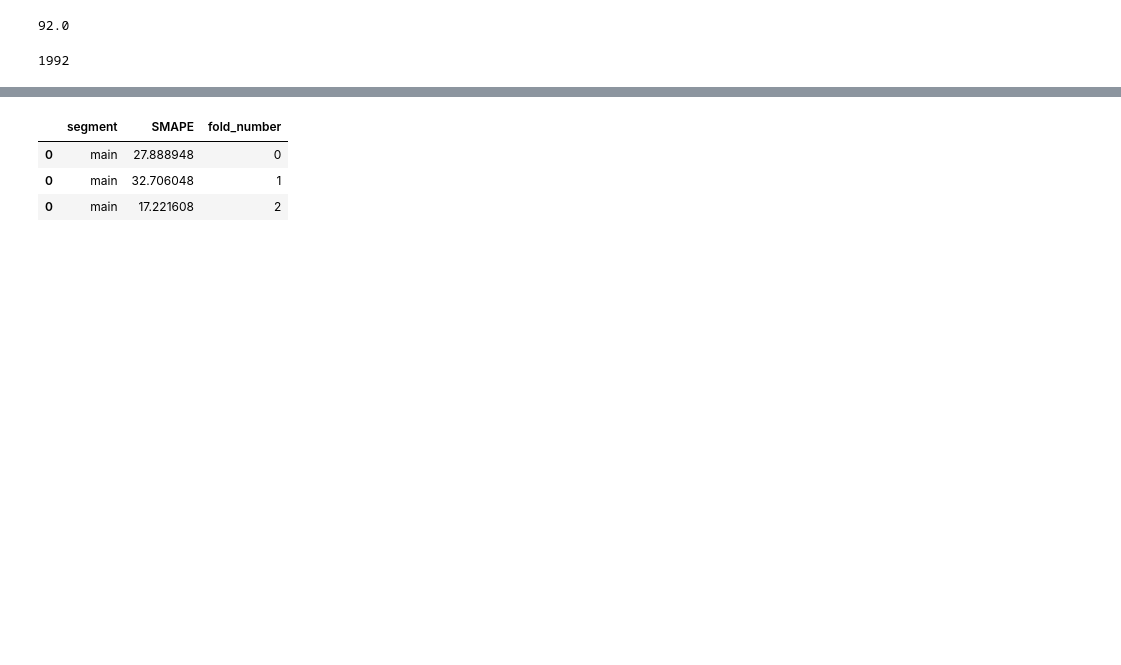
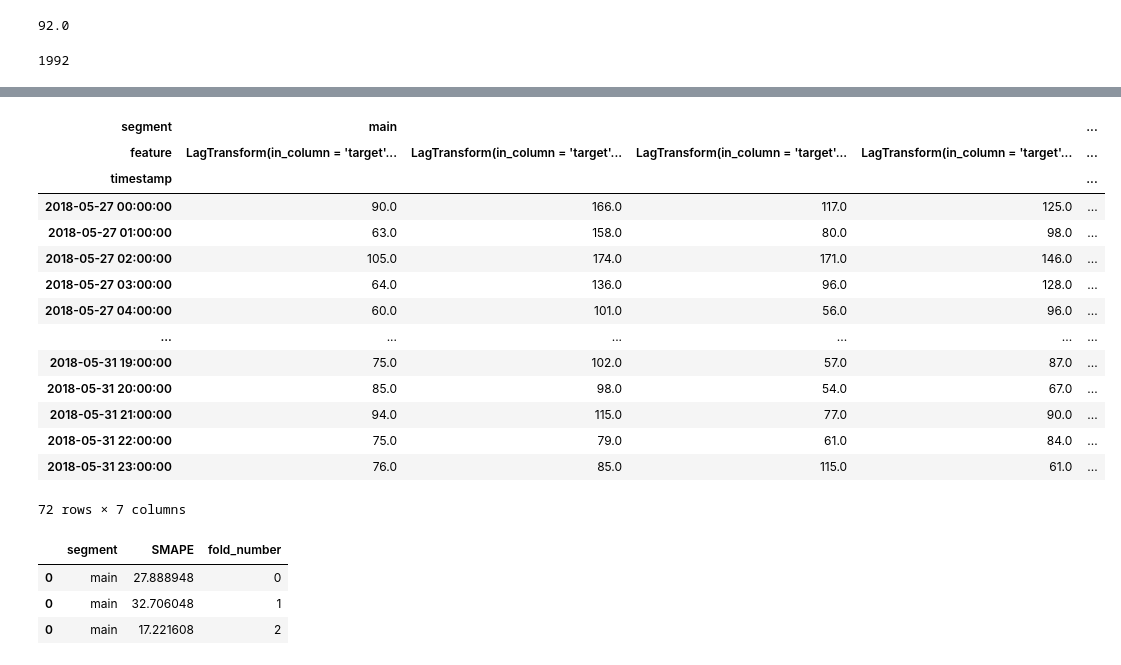
Before and after one commit to WanomiR/Test-Assignments, a Jupyter notebook: Aramco/home_task_3/notebooks/main_pipeline.ipynb, the cells around one changed output, grey strips where cells are left out. Saved outputs shown, nothing was run; the diff lists cells and outputs as text; code cells hidden in the pictures; blank space fills up the shorter version.

```diff
--- a/Aramco/home_task_3/notebooks/main_pipeline.ipynb
+++ b/Aramco/home_task_3/notebooks/main_pipeline.ipynb
@@ -243,3 +217,21 @@ metrics_df, forecast_df, _ = pipeline.backtest(
+# %%
+forecast_df
+# %% [output]
+| segment | main |  |  |  | ... |
+| feature | LagTransform(in_column = 'target'... | LagTransform(in_column = 'target'... | LagTransform(in_column = 'target'... | LagTransform(in_column = 'target'... | ... |
+| timestamp |  |  |  |  | ... |
+| 2018-05-27 00:00:00 | 90.0 | 166.0 | 117.0 | 125.0 | ... |
+| 2018-05-27 01:00:00 | 63.0 | 158.0 | 80.0 | 98.0 | ... |
+| 2018-05-27 02:00:00 | 105.0 | 174.0 | 171.0 | 146.0 | ... |
+| 2018-05-27 03:00:00 | 64.0 | 136.0 | 96.0 | 128.0 | ... |
+| 2018-05-27 04:00:00 | 60.0 | 101.0 | 56.0 | 96.0 | ... |
+| ... | ... | ... | ... | ... | ... |
+| 2018-05-31 19:00:00 | 75.0 | 102.0 | 57.0 | 87.0 | ... |
+| 2018-05-31 20:00:00 | 85.0 | 98.0 | 54.0 | 67.0 | ... |
+| 2018-05-31 21:00:00 | 94.0 | 115.0 | 77.0 | 90.0 | ... |
+| 2018-05-31 22:00:00 | 75.0 | 79.0 | 61.0 | 84.0 | ... |
+| 2018-05-31 23:00:00 | 76.0 | 85.0 | 115.0 | 61.0 | ... |
+72 rows × 7 columns
 # %%
 metrics_df
 # %% [output]
```
Also changed, not shown: parts of 4 cells of this notebook, 16 other files.
